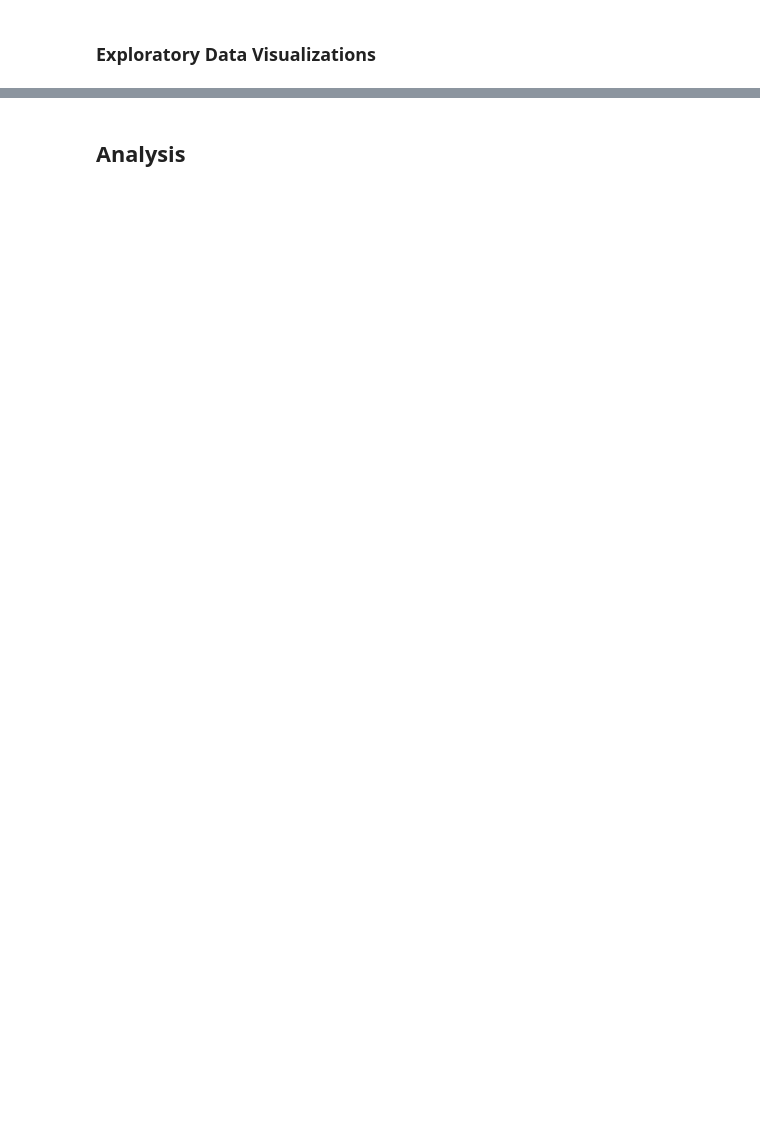
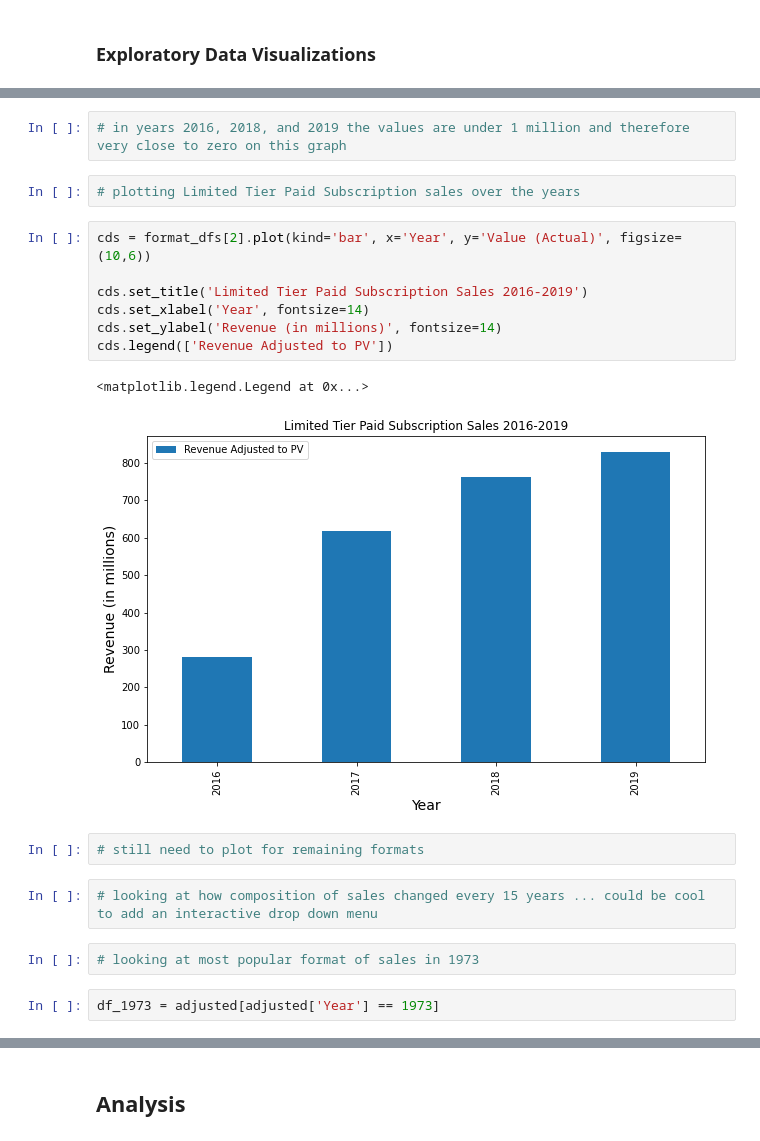
Before and after one commit to karinnm/dh140_finalproject, a Jupyter notebook: Draft 1.ipynb, the cells around one changed output, grey strips where cells are left out. Saved outputs shown, nothing was run; the diff lists cells and outputs as text; blank space fills up the shorter version.

```diff
--- a/Draft 1.ipynb
+++ b/Draft 1.ipynb
@@ -299,0 +306,22 @@ cd_adjusted.plot(kind='line', x='Year', y='Value (Actual)', figsize=(10,5))
+# %%
+# in years 2016, 2018, and 2019 the values are under 1 million and therefore very close to zero on this graph
+# %%
+# plotting Limited Tier Paid Subscription sales over the years
+# %%
+cds = format_dfs[2].plot(kind='bar', x='Year', y='Value (Actual)', figsize=(10,6))
+
+cds.set_title('Limited Tier Paid Subscription Sales 2016-2019')
+cds.set_xlabel('Year', fontsize=14)
+cds.set_ylabel('Revenue (in millions)', fontsize=14)
+cds.legend(['Revenue Adjusted to PV'])
+# %% [output]
+<matplotlib.legend.Legend at 0x...>
+[figure, added]
+# %%
+# still need to plot for remaining formats
+# %%
+# looking at how composition of sales changed every 15 years ... could be cool to add an interactive drop down menu
+# %%
+# looking at most popular format of sales in 1973
+# %%
+df_1973 = adjusted[adjusted['Year'] == 1973]
```
Also changed, not shown: parts of 98 cells of this notebook.
